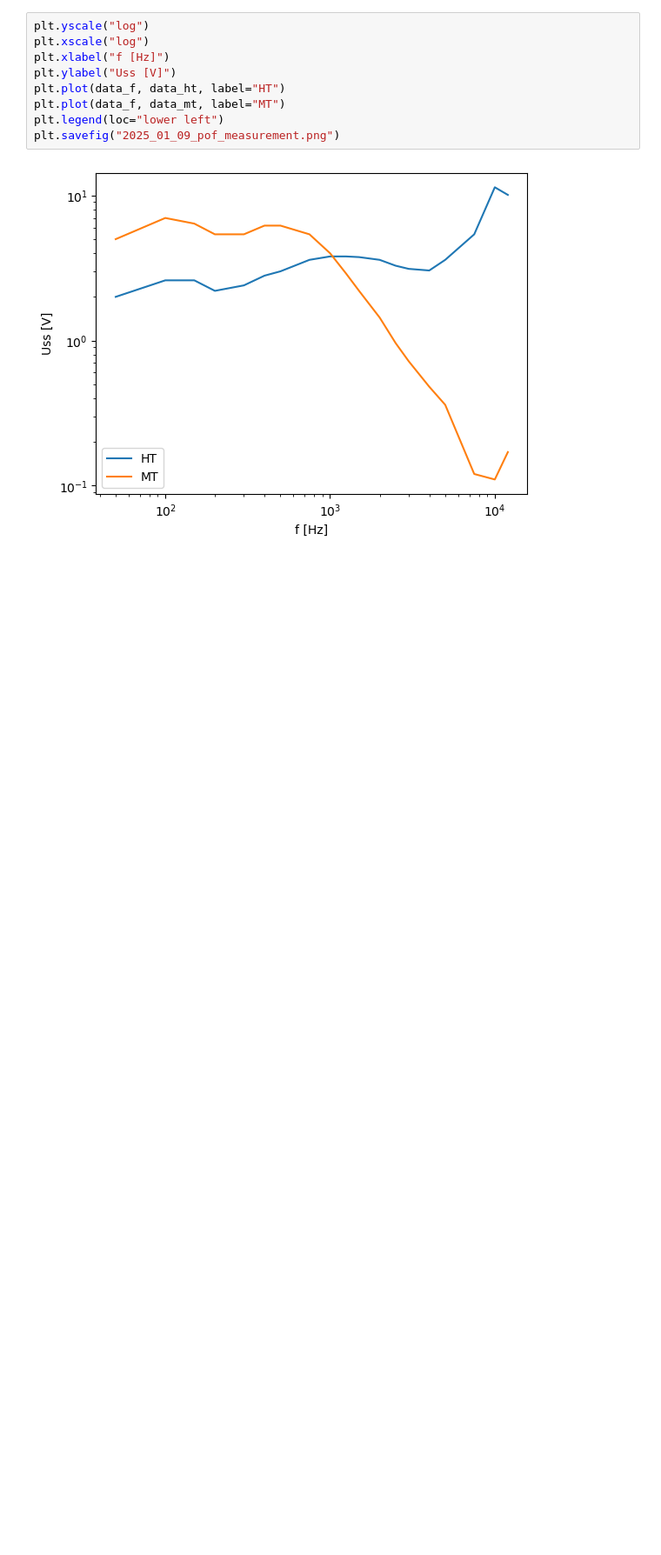
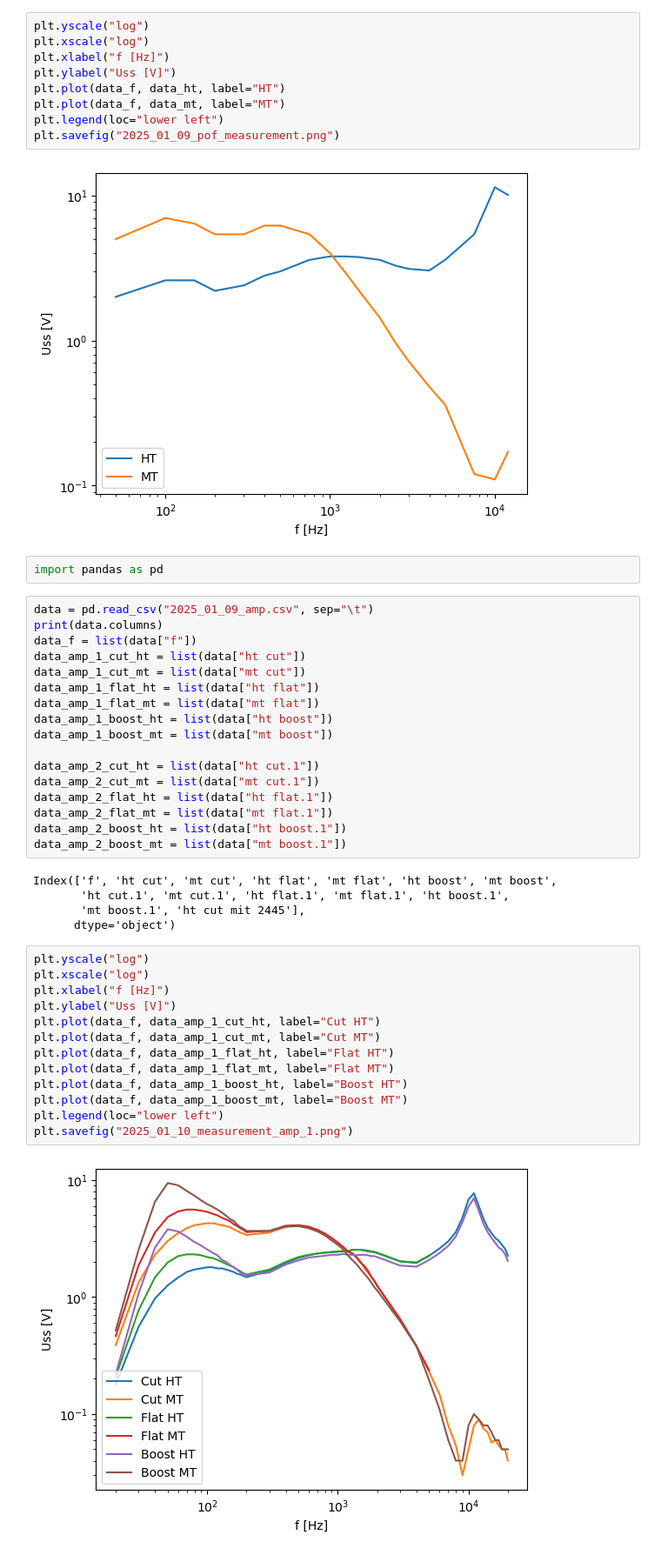
Before and after one commit to SiL3x/f2_restauration, a Jupyter notebook: 2025_01_09_first_measurement.ipynb, the cells around one changed output. Shown at 87% size. Drawn from its saved outputs; the diff is of its cells as text; blank space fills up the shorter version.

Commit message:
add images of new measurements

```diff
--- a/2025_01_09_first_measurement.ipynb
+++ b/2025_01_09_first_measurement.ipynb
@@ -15,3 +17,42 @@ plt.legend(loc="lower left")
 plt.savefig("2025_01_09_pof_measurement.png")
 # %% [output]
 [figure]
+# %%
+import pandas as pd
+# %%
+data = pd.read_csv("2025_01_09_amp.csv", sep="\t")
+print(data.columns)
+data_f = list(data["f"])
+data_amp_1_cut_ht = list(data["ht cut"])
+data_amp_1_cut_mt = list(data["mt cut"])
+data_amp_1_flat_ht = list(data["ht flat"])
+data_amp_1_flat_mt = list(data["mt flat"])
+data_amp_1_boost_ht = list(data["ht boost"])
+data_amp_1_boost_mt = list(data["mt boost"])
+
+data_amp_2_cut_ht = list(data["ht cut.1"])
+data_amp_2_cut_mt = list(data["mt cut.1"])
+data_amp_2_flat_ht = list(data["ht flat.1"])
+data_amp_2_flat_mt = list(data["mt flat.1"])
+data_amp_2_boost_ht = list(data["ht boost.1"])
+data_amp_2_boost_mt = list(data["mt boost.1"])
+# %% [output]
+Index(['f', 'ht cut', 'mt cut', 'ht flat', 'mt flat', 'ht boost', 'mt boost',
+       'ht cut.1', 'mt cut.1', 'ht flat.1', 'mt flat.1', 'ht boost.1',
+       'mt boost.1', 'ht cut mit 2445'],
+      dtype='object')
+# %%
+plt.yscale("log")
+plt.xscale("log")
+plt.xlabel("f [Hz]")
+plt.ylabel("Uss [V]")
+plt.plot(data_f, data_amp_1_cut_ht, label="Cut HT")
+plt.plot(data_f, data_amp_1_cut_mt, label="Cut MT")
+plt.plot(data_f, data_amp_1_flat_ht, label="Flat HT")
+plt.plot(data_f, data_amp_1_flat_mt, label="Flat MT")
+plt.plot(data_f, data_amp_1_boost_ht, label="Boost HT")
+plt.plot(data_f, data_amp_1_boost_mt, label="Boost MT")
+plt.legend(loc="lower left")
+plt.savefig("2025_01_10_measurement_amp_1.png")
+# %% [output]
+[figure, added]
```
Also changed, not shown: parts of 2 cells of this notebook, 3 other files.
